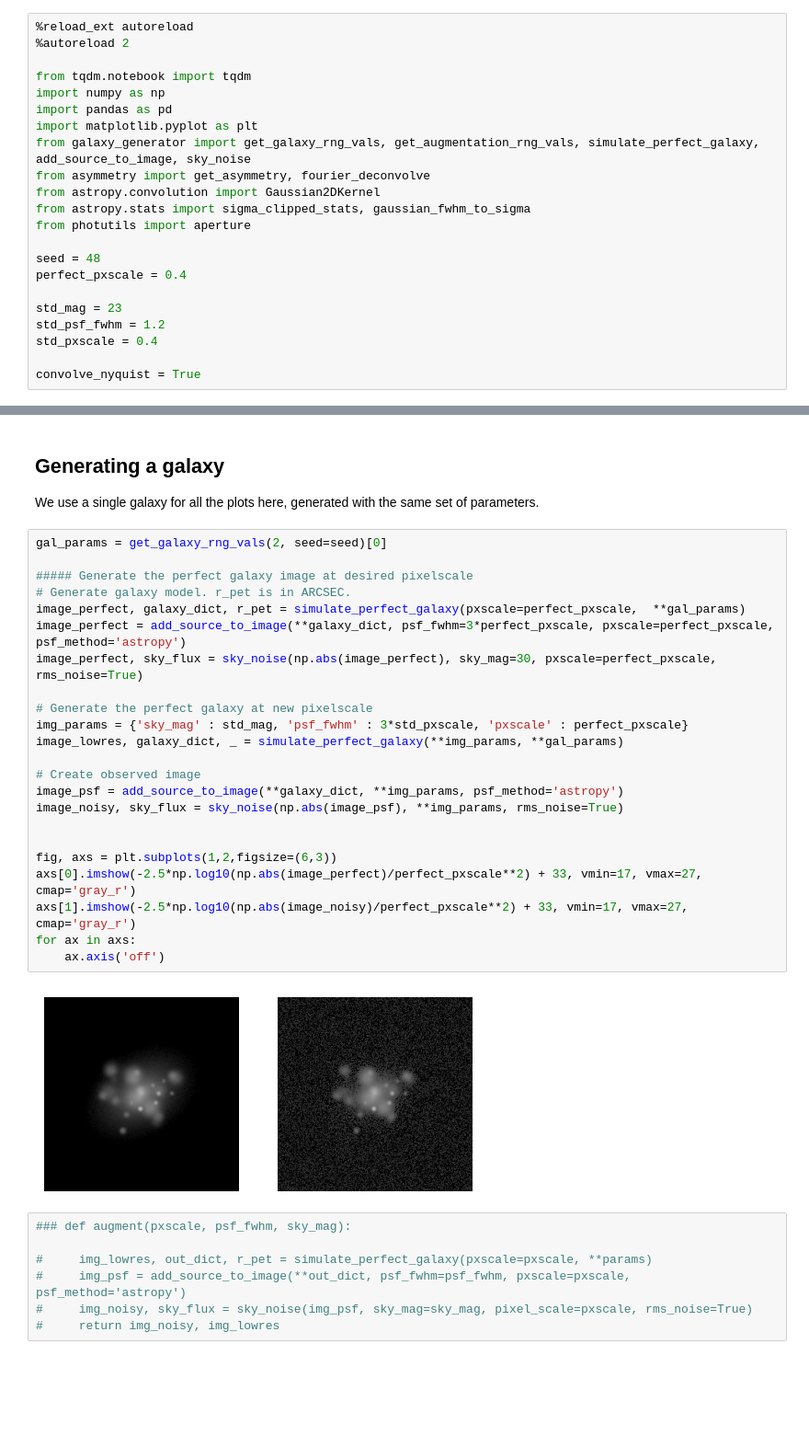
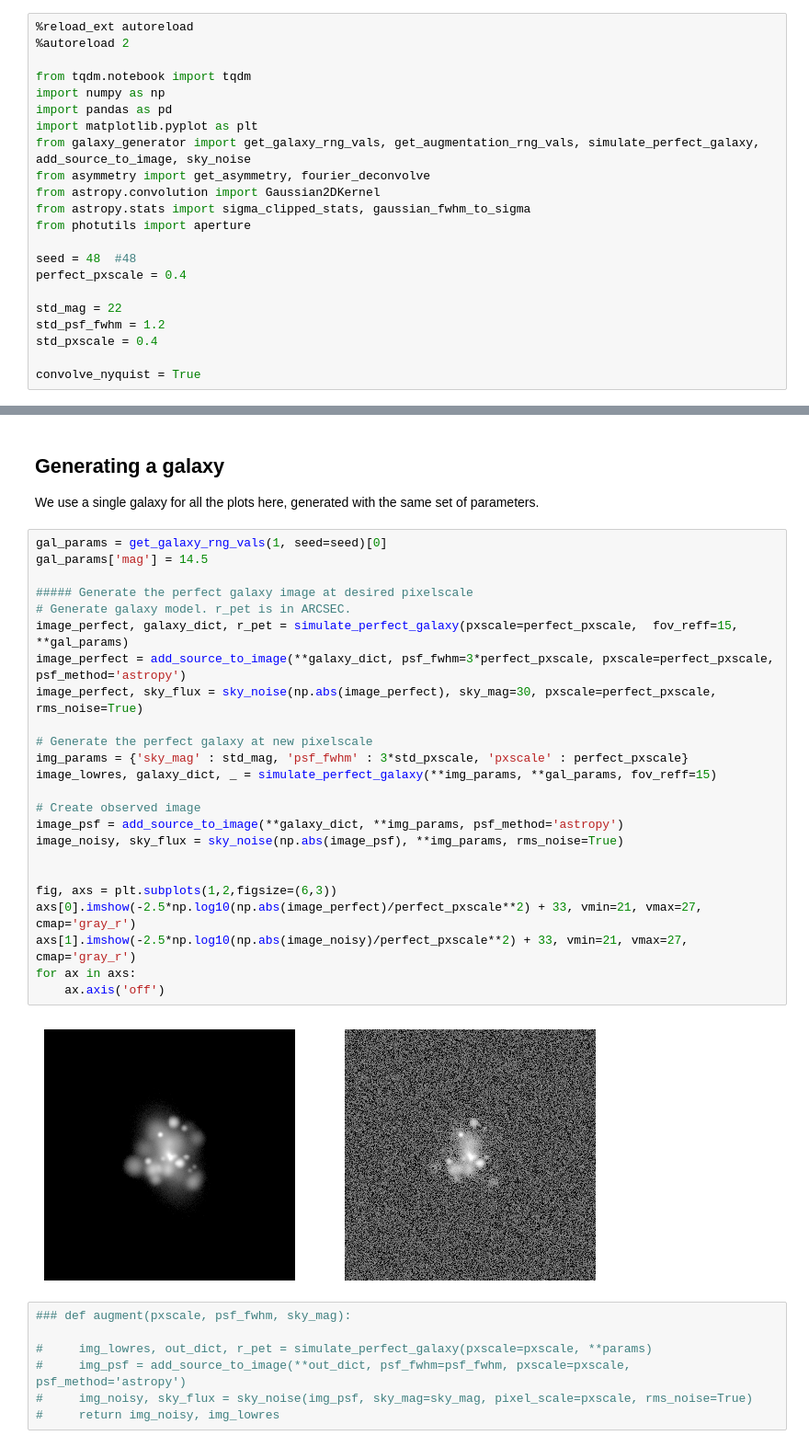
Before and after one commit to astro-nova/asymmetry, a Jupyter notebook: 10 Asymmetry Series - Final.ipynb, the cells around one changed output, grey strips where cells are left out. Shown at 92% size. Cells and saved outputs as stored; diff of their text form; blank space fills up the shorter version.

```diff
--- a/10 Asymmetry Series - Final.ipynb
+++ b/10 Asymmetry Series - Final.ipynb
@@ -28,10 +28,10 @@ from astropy.convolution import Gaussian2DKernel
 from astropy.stats import sigma_clipped_stats, gaussian_fwhm_to_sigma
 from photutils import aperture
 
-seed = 48
+seed = 48  #48
 perfect_pxscale = 0.4
 
-std_mag = 23
+std_mag = 22
 std_psf_fwhm = 1.2
 std_pxscale = 0.4
 
@@ -44,30 +44,31 @@ plt.rcParams['xtick.minor.size'] = 1
 
 We use a single galaxy for all the plots here, generated with the same set of parameters.
 # %%
-gal_params = get_galaxy_rng_vals(2, seed=seed)[0]
+gal_params = get_galaxy_rng_vals(1, seed=seed)[0]
+gal_params['mag'] = 14.5
 
 ##### Generate the perfect galaxy image at desired pixelscale
 # Generate galaxy model. r_pet is in ARCSEC.
-image_perfect, galaxy_dict, r_pet = simulate_perfect_galaxy(pxscale=perfect_pxscale,  **gal_params)
+image_perfect, galaxy_dict, r_pet = simulate_perfect_galaxy(pxscale=perfect_pxscale,  fov_reff=15, **gal_params)
 image_perfect = add_source_to_image(**galaxy_dict, psf_fwhm=3*perfect_pxscale, pxscale=perfect_pxscale, psf_method='astropy')
 image_perfect, sky_flux = sky_noise(np.abs(image_perfect), sky_mag=30, pxscale=perfect_pxscale, rms_noise=True)
 
 # Generate the perfect galaxy at new pixelscale
 img_params = {'sky_mag' : std_mag, 'psf_fwhm' : 3*std_pxscale, 'pxscale' : perfect_pxscale}
-image_lowres, galaxy_dict, _ = simulate_perfect_galaxy(**img_params, **gal_params)
+image_lowres, galaxy_dict, _ = simulate_perfect_galaxy(**img_params, **gal_params, fov_reff=15)
 
 # Create observed image
 image_psf = add_source_to_image(**galaxy_dict, **img_params, psf_method='astropy')
 image_noisy, sky_flux = sky_noise(np.abs(image_psf), **img_params, rms_noise=True)
 
 
 fig, axs = plt.subplots(1,2,figsize=(6,3))
-axs[0].imshow(-2.5*np.log10(np.abs(image_perfect)/perfect_pxscale**2) + 33, vmin=17, vmax=27, cmap='gray_r')
-axs[1].imshow(-2.5*np.log10(np.abs(image_noisy)/perfect_pxscale**2) + 33, vmin=17, vmax=27, cmap='gray_r')
+axs[0].imshow(-2.5*np.log10(np.abs(image_perfect)/perfect_pxscale**2) + 33, vmin=21, vmax=27, cmap='gray_r')
+axs[1].imshow(-2.5*np.log10(np.abs(image_noisy)/perfect_pxscale**2) + 33, vmin=21, vmax=27, cmap='gray_r')
 for ax in axs:
     ax.axis('off')
 # %% [output]
-[figure, old version]
+[figure, new version]
 # %%
 ### def augment(pxscale, psf_fwhm, sky_mag):
 
```
Also changed, not shown: parts of 5 cells of this notebook.
